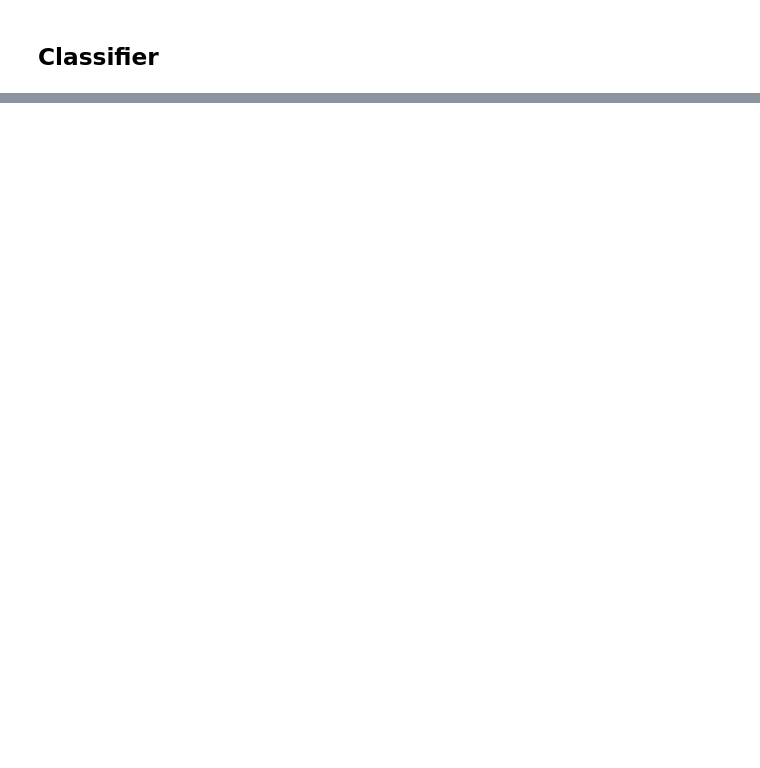
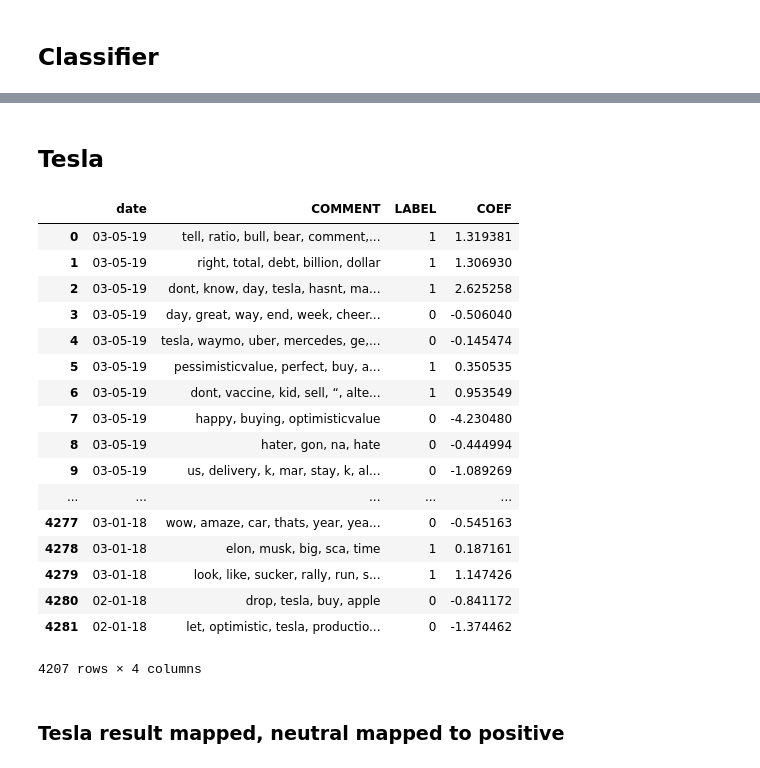
Before and after one commit to falkenovergaard/TA_Exam, a Jupyter notebook: Classifer_test_1.ipynb, the cells around one changed output, grey strips where cells are left out. Saved outputs shown, nothing was run; the diff lists cells and outputs as text; code cells hidden in the pictures; blank space fills up the shorter version.

```diff
--- a/Classifer_test_1.ipynb
+++ b/Classifer_test_1.ipynb
@@ -220,0 +84,5 @@ for best_negative in sorted(
+# %%
+result_hl_neg=classifier("lr","y","cv",df_neg)
+result_hl_pos=classifier("lr","y","cv",df_pos)
+
+#df_result_hl = pd.DataFrame(result_hl[4], columns = ['Predicted_label', 'Comment'])
@@ -220,0 +133,6 @@ for best_negative in sorted(
+# %%
+feature_to_coef_hl_pos = {
+    word: coef for word, coef in zip(
+        result_hl_pos[1].get_feature_names(), result_hl_pos[0].coef_[0]
+    )
+}
@@ -220,0 +175,25 @@ for best_negative in sorted(
+# %%
+def assign_coef(comment, feature):
+        comment = comment.split(', ')
+        #print(comment)
+        coef = []
+        for word in comment:
+            for w,c in feature.items():
+                if w == word:
+                    coef.append(c)
+        return sum(coef)
+
+
+def get_sentiment(compound_score):
+    if compound_score > 0:
+        return 1
+    else:
+        return 0
+
+
+def add_label(df, feature):
+
+    df['COEF'] = df['COMMENT'].apply(lambda x: assign_coef(x,feature))
+    df['LABEL'] = df['COEF'].apply(lambda x: get_sentiment(x))
+
+    return df
@@ -220,0 +241,26 @@ for best_negative in sorted(
+# %% [markdown]
+## Tesla
+# %%
+df_teslabeled_pos=add_label(df_ts, feature_to_coef_hl_pos)
+df_teslabeled_neg=add_label(df_ts, feature_to_coef_hl_neg)
+# %%
+df_teslabeled_pos
+# %% [output]
+|  | date | COMMENT | LABEL | COEF |
+| 0 | 03-05-19 | tell, ratio, bull, bear, comment,... | 1 | 1.319381 |
+| 1 | 03-05-19 | right, total, debt, billion, dollar | 1 | 1.306930 |
+| 2 | 03-05-19 | dont, know, day, tesla, hasnt, ma... | 1 | 2.625258 |
+| 3 | 03-05-19 | day, great, way, end, week, cheer... | 0 | -0.506040 |
+| 4 | 03-05-19 | tesla, waymo, uber, mercedes, ge,... | 0 | -0.145474 |
+| 5 | 03-05-19 | pessimisticvalue, perfect, buy, a... | 1 | 0.350535 |
+| 6 | 03-05-19 | dont, vaccine, kid, sell, “, alte... | 1 | 0.953549 |
+| 7 | 03-05-19 | happy, buying, optimisticvalue | 0 | -4.230480 |
+| 8 | 03-05-19 | hater, gon, na, hate | 0 | -0.444994 |
+| 9 | 03-05-19 | us, delivery, k, mar, stay, k, al... | 0 | -1.089269 |
+| ... | ... | ... | ... | ... |
+| 4277 | 03-01-18 | wow, amaze, car, thats, year, yea... | 0 | -0.545163 |
+| 4278 | 03-01-18 | elon, musk, big, sca, time | 1 | 0.187161 |
+| 4279 | 03-01-18 | look, like, sucker, rally, run, s... | 1 | 1.147426 |
+| 4280 | 02-01-18 | drop, tesla, buy, apple | 0 | -0.841172 |
+| 4281 | 02-01-18 | let, optimistic, tesla, productio... | 0 | -1.374462 |
+4207 rows × 4 columns
@@ -220,0 +274,2 @@ for best_negative in sorted(
+# %% [markdown]
+### Tesla result mapped, neutral mapped to positive
```
Also changed, not shown: parts of 50 cells of this notebook, 14 other files.
